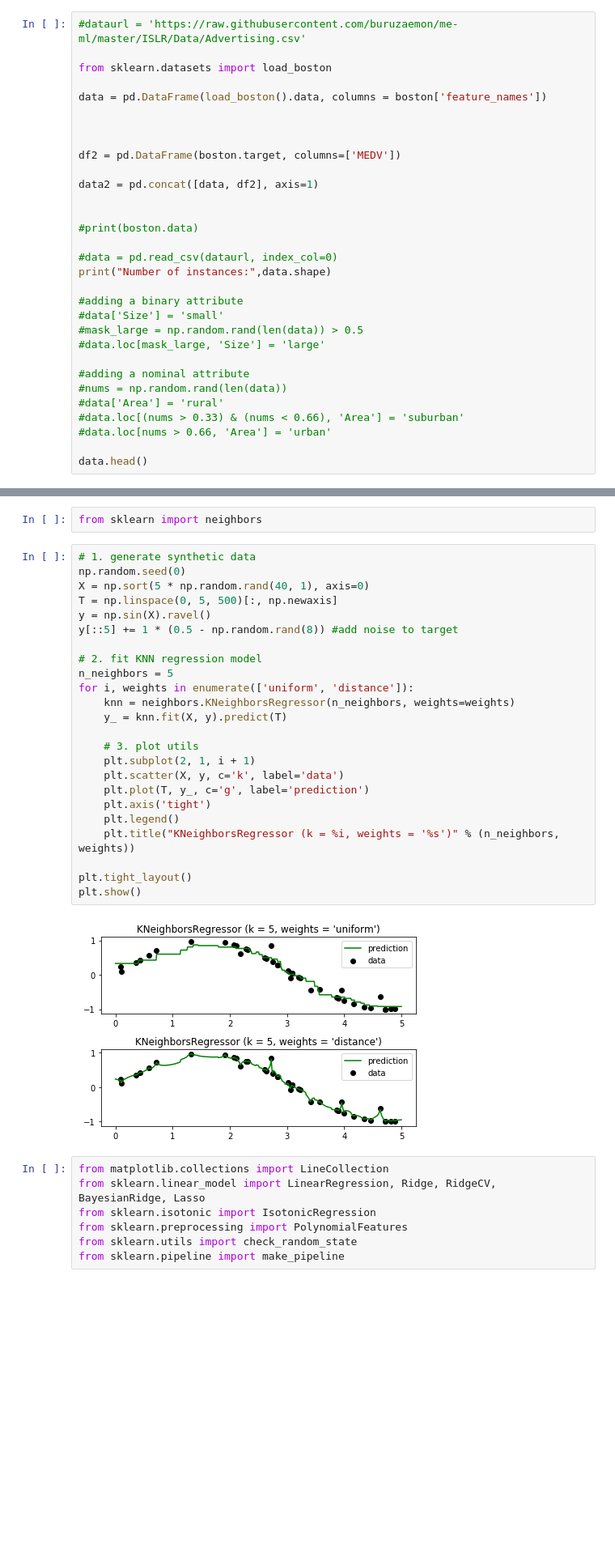
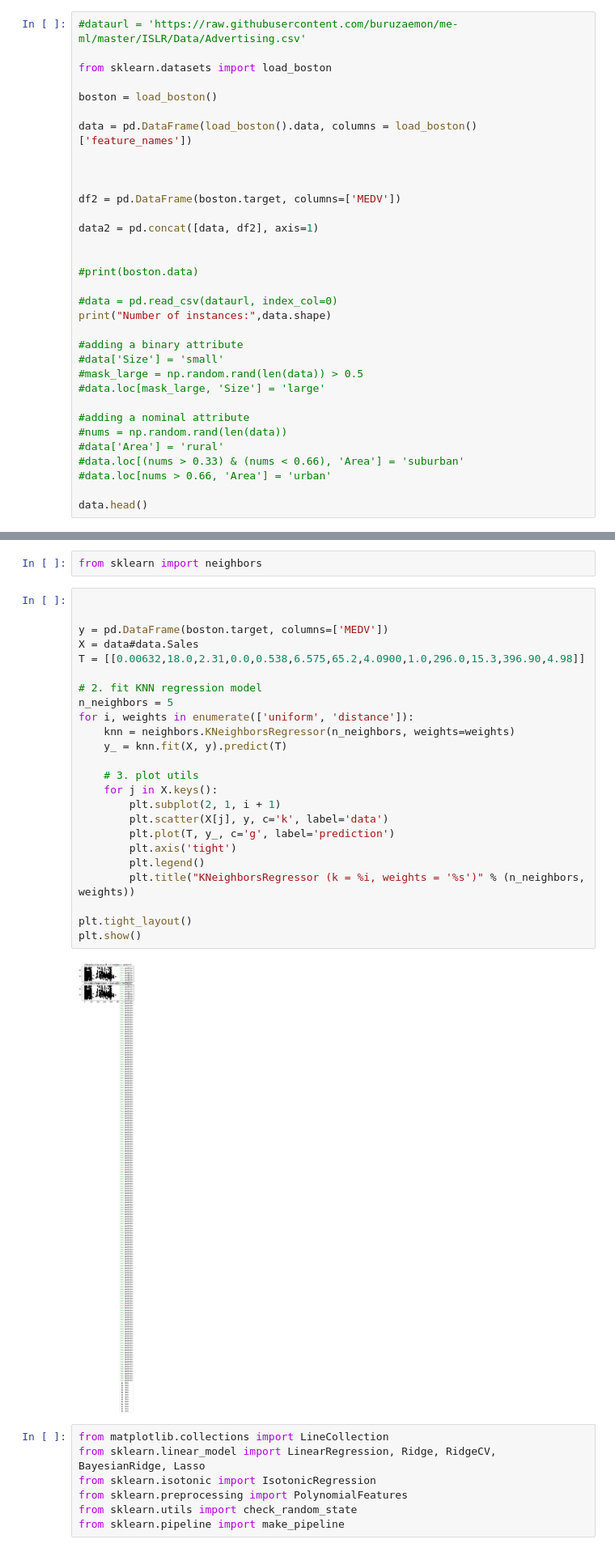
Before and after one commit to jtaca/Data_Science_Labs, a Jupyter notebook: Regression.ipynb, the cells around one changed output, grey strips where cells are left out. Shown: that part at 81% size. Drawn from its saved outputs; the diff is of its cells as text; blank space fills up the shorter version.

```diff
--- a/Regression.ipynb
+++ b/Regression.ipynb
@@ -8,7 +8,9 @@ np.random.seed(0)
 
 from sklearn.datasets import load_boston
 
-data = pd.DataFrame(load_boston().data, columns = boston['feature_names'])
+boston = load_boston()
+
+data = pd.DataFrame(load_boston().data, columns = load_boston()['feature_names'])
 
 
 
@@ -178,31 +196,31 @@ ValueError: x and y must be the same size
 # %%
 from sklearn import neighbors
 # %%
-# 1. generate synthetic data
-np.random.seed(0)
-X = np.sort(5 * np.random.rand(40, 1), axis=0)
-T = np.linspace(0, 5, 500)[:, np.newaxis]
-y = np.sin(X).ravel()
-y[::5] += 1 * (0.5 - np.random.rand(8)) #add noise to target
+
+
+y = pd.DataFrame(boston.target, columns=['MEDV'])
+X = data#data.Sales
+T = [[0.00632,18.0,2.31,0.0,0.538,6.575,65.2,4.0900,1.0,296.0,15.3,396.90,4.98]]
 
 # 2. fit KNN regression model
 n_neighbors = 5
 for i, weights in enumerate(['uniform', 'distance']):
     knn = neighbors.KNeighborsRegressor(n_neighbors, weights=weights)
     y_ = knn.fit(X, y).predict(T)
 
     # 3. plot utils
-    plt.subplot(2, 1, i + 1)
-    plt.scatter(X, y, c='k', label='data')
-    plt.plot(T, y_, c='g', label='prediction')
-    plt.axis('tight')
-    plt.legend()
-    plt.title("KNeighborsRegressor (k = %i, weights = '%s')" % (n_neighbors, weights))
+    for j in X.keys():
+        plt.subplot(2, 1, i + 1)
+        plt.scatter(X[j], y, c='k', label='data')
+        plt.plot(T, y_, c='g', label='prediction')
+        plt.axis('tight')
+        plt.legend()
+        plt.title("KNeighborsRegressor (k = %i, weights = '%s')" % (n_neighbors, weights))
 
 plt.tight_layout()
 plt.show()
 # %% [output]
-[figure, old version]
+[figure, new version]
 # %%
 from matplotlib.collections import LineCollection
 from sklearn.linear_model import LinearRegression, Ridge, RidgeCV, BayesianRidge, Lasso
```
Also changed, not shown: parts of 23 cells of this notebook.
